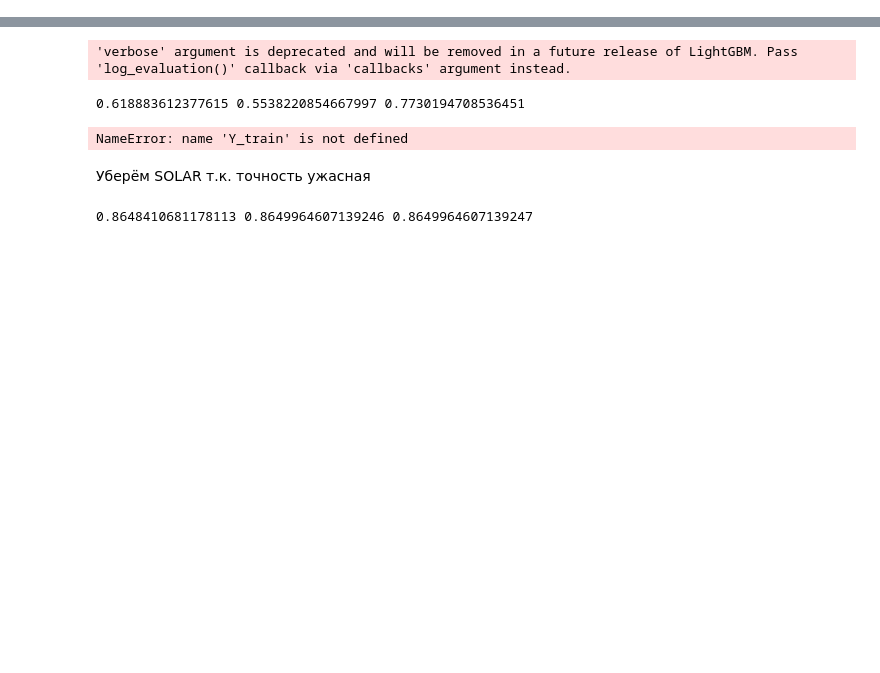
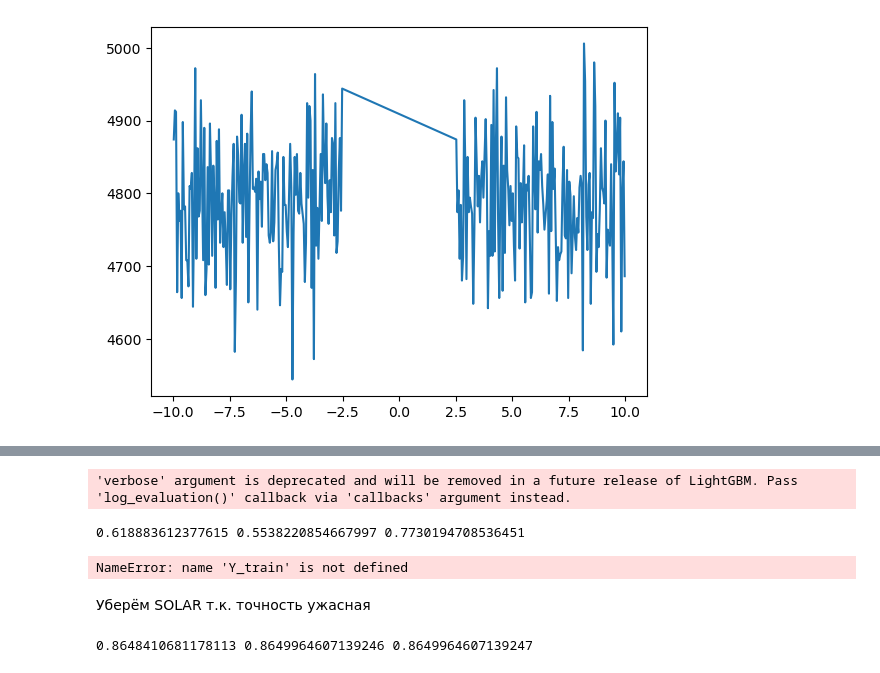
Before and after one commit to Jorezz/GRB_blind_search, a Jupyter notebook: GRB_notebook.ipynb, the cells around one changed output, grey strips where cells are left out. Drawn from its saved outputs; the diff is of its cells as text; code cells hidden in the pictures; blank space fills up the shorter version.

```diff
--- a/GRB_notebook.ipynb
+++ b/GRB_notebook.ipynb
@@ -63,3 +36,7 @@ array([7, 7, 7, 7, 7, 7, 7, 7])
+# %%
+lc.rebin().set_intervals((-10,-2.5),(2.5,10)).plot()
+# %% [output]
+[figure, added]
 # %%
 final = pd.read_excel('candidates_crossmatched_final (2).xlsx')
 final['datetime_start'] = (final['datetime']-pd.to_timedelta(2*final['duration'], unit='s')).dt.strftime('%Y-%m-%dT%H:%M:%S')
```
Also changed, not shown: parts of 7 cells of this notebook, 3 other files.
